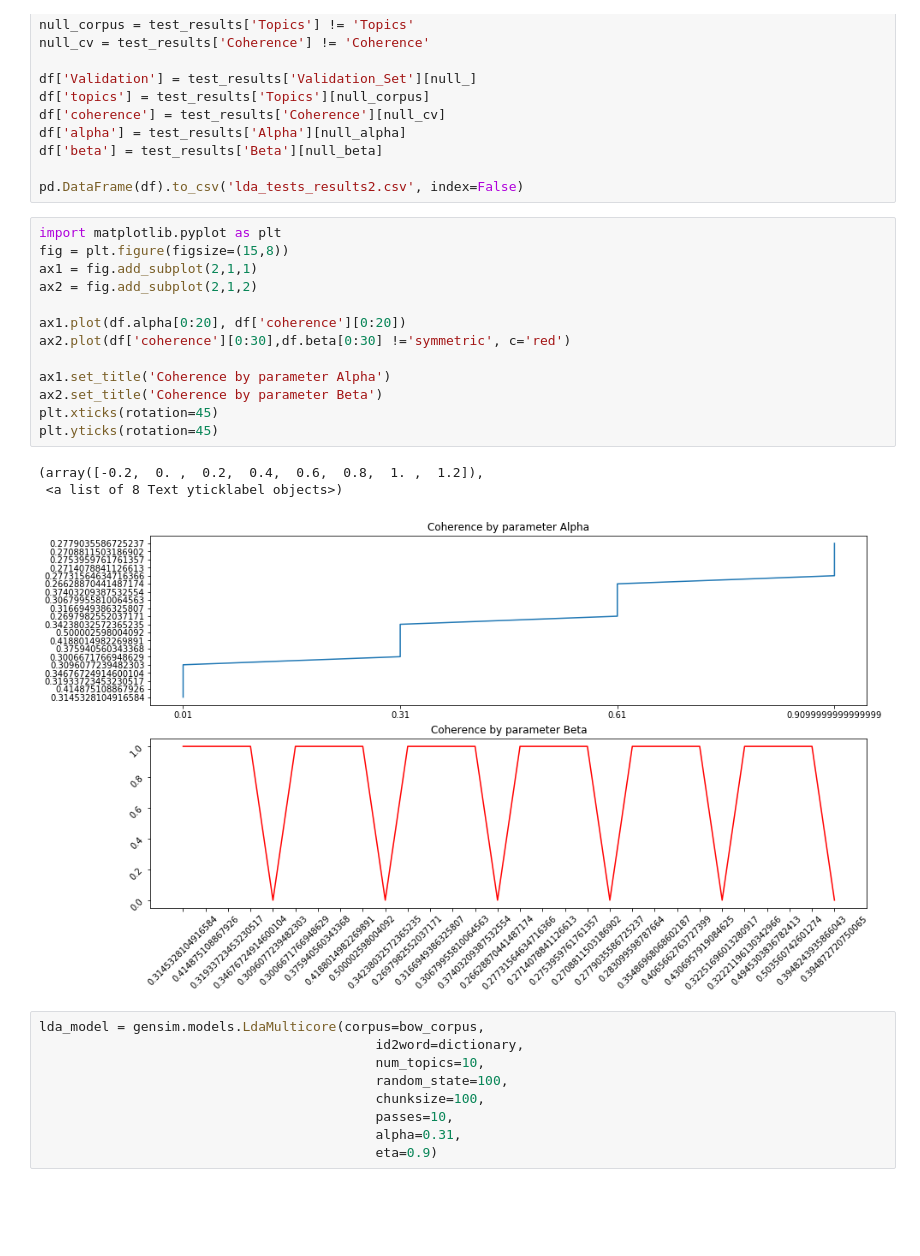
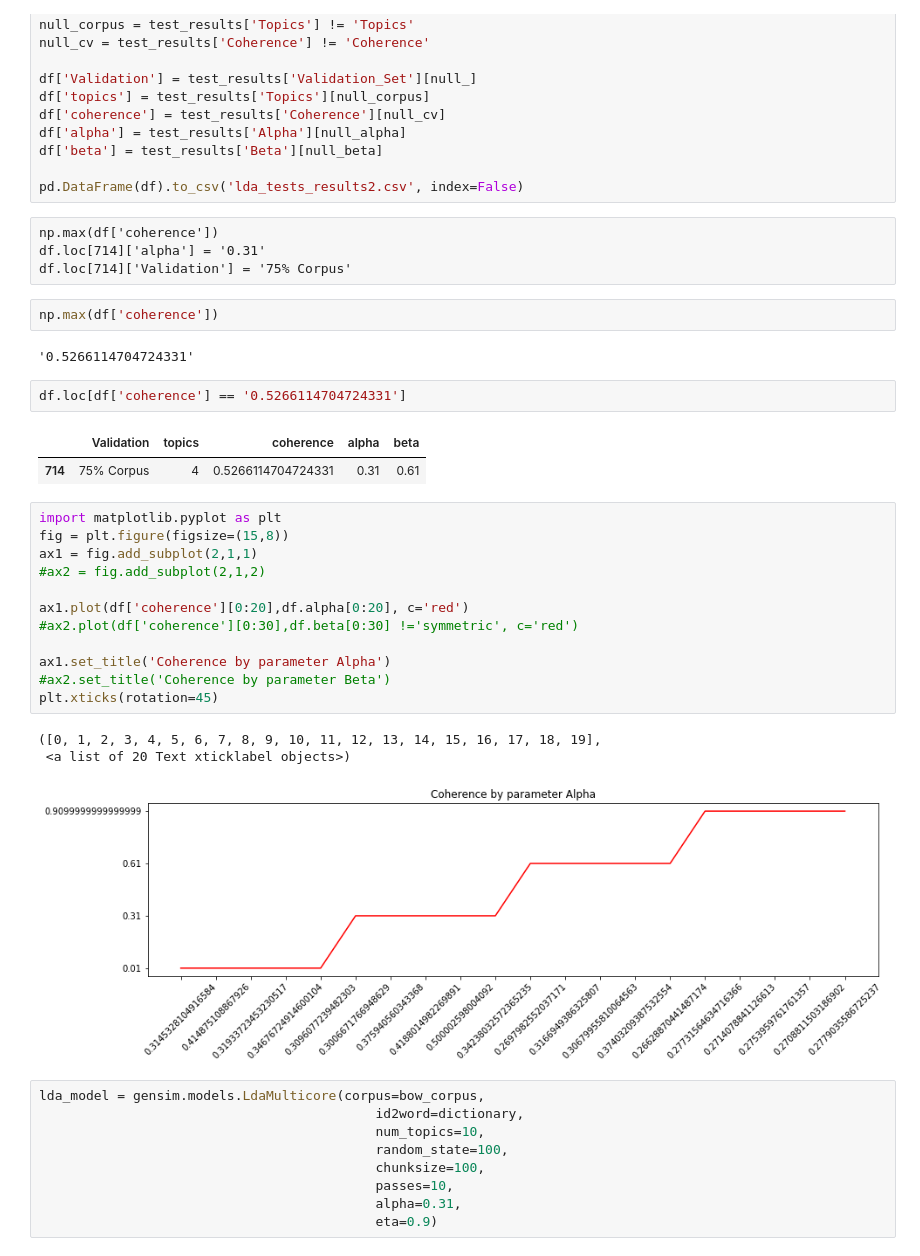
Before and after one commit to arezkibouzid/Text, a Jupyter notebook: Project_1.ipynb, the cells around one changed output. Saved outputs shown, nothing was run; the diff lists cells and outputs as text; blank space fills up the shorter version.

```diff
--- a/Project_1.ipynb
+++ b/Project_1.ipynb
@@ -380,23 +380,35 @@ df['alpha'] = test_results['Alpha'][null_alpha]
 df['beta'] = test_results['Beta'][null_beta]
 
 pd.DataFrame(df).to_csv('lda_tests_results2.csv', index=False)
+# %% [raw]
+np.max(df['coherence'])
+df.loc[714]['alpha'] = '0.31'
+df.loc[714]['Validation'] = '75% Corpus'
+# %%
+np.max(df['coherence'])
+# %% [output]
+'0.5266114704724331'
+# %%
+df.loc[df['coherence'] == '0.5266114704724331']
+# %% [output]
+|  | Validation | topics | coherence | alpha | beta |
+| 714 | 75% Corpus | 4 | 0.5266114704724331 | 0.31 | 0.61 |
 # %%
 import matplotlib.pyplot as plt
 fig = plt.figure(figsize=(15,8))
 ax1 = fig.add_subplot(2,1,1)
-ax2 = fig.add_subplot(2,1,2)
+#ax2 = fig.add_subplot(2,1,2)
 
-ax1.plot(df.alpha[0:20], df['coherence'][0:20])
-ax2.plot(df['coherence'][0:30],df.beta[0:30] !='symmetric', c='red')
+ax1.plot(df['coherence'][0:20],df.alpha[0:20], c='red')
+#ax2.plot(df['coherence'][0:30],df.beta[0:30] !='symmetric', c='red')
 
 ax1.set_title('Coherence by parameter Alpha')
-ax2.set_title('Coherence by parameter Beta')
+#ax2.set_title('Coherence by parameter Beta')
 plt.xticks(rotation=45)
-plt.yticks(rotation=45)
 # %% [output]
-(array([-0.2,  0. ,  0.2,  0.4,  0.6,  0.8,  1. ,  1.2]),
- <a list of 8 Text yticklabel objects>)
+([0, 1, 2, 3, 4, 5, 6, 7, 8, 9, 10, 11, 12, 13, 14, 15, 16, 17, 18, 19],
+ <a list of 20 Text xticklabel objects>)
-[figure, old version]
+[figure, new version]
 # %%
 lda_model = gensim.models.LdaMulticore(corpus=bow_corpus,
                                            id2word=dictionary,
```
Also changed, not shown: parts of 3 cells of this notebook.
